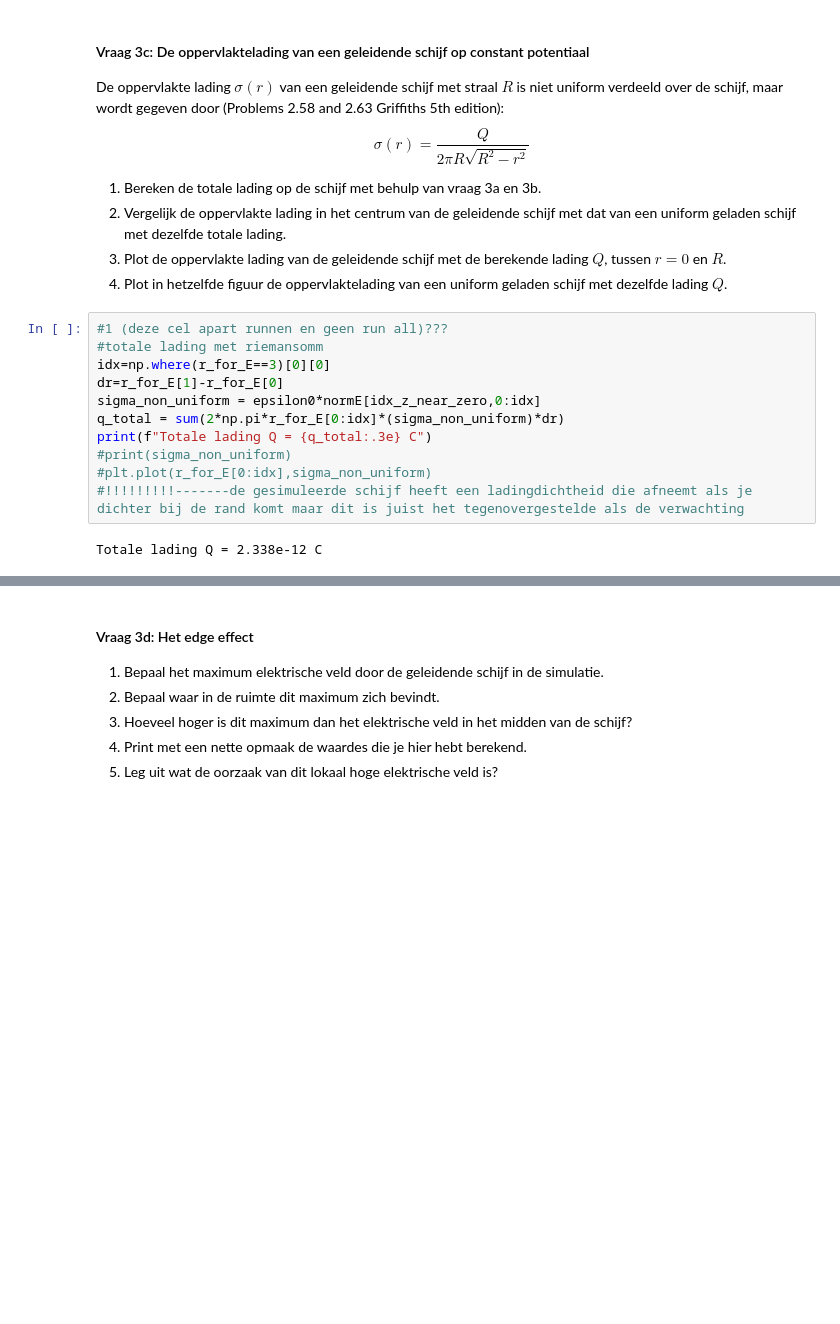
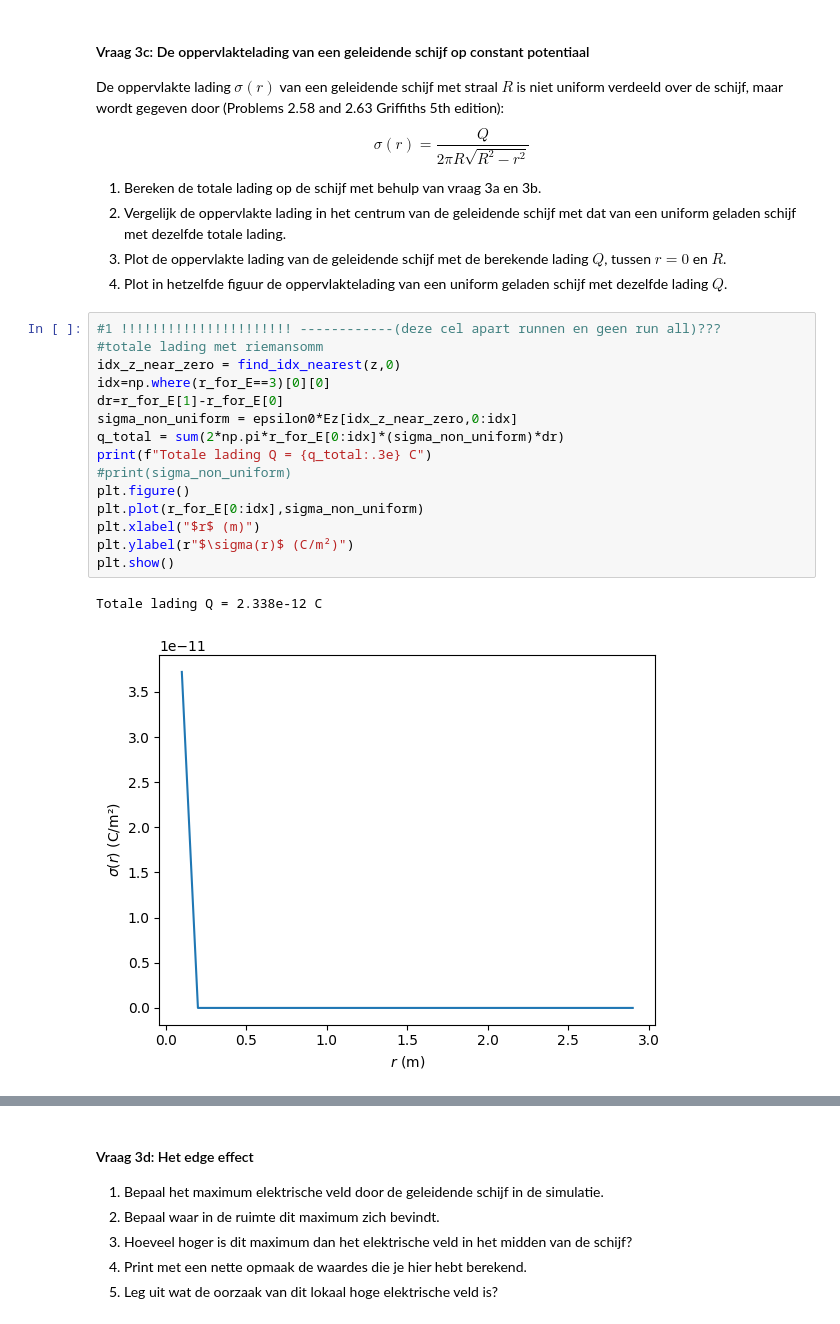
Before and after one commit to IshaSchneiders/opdrachten-DEF-D-Isha_Schneiders, a Jupyter notebook: DigitaleOntwerpopdrachten/1CondensatorOpdracht/CondensatorOntwerpopdracht.ipynb, the cells around one changed output, grey strips where cells are left out. Drawn from its saved outputs; the diff is of its cells as text; blank space fills up the shorter version.

```diff
--- a/DigitaleOntwerpopdrachten/1CondensatorOpdracht/CondensatorOntwerpopdracht.ipynb
+++ b/DigitaleOntwerpopdrachten/1CondensatorOpdracht/CondensatorOntwerpopdracht.ipynb
@@ -606,18 +606,23 @@ $$\sigma(r) = \frac{Q}{2 \pi R \sqrt{R^2 - r^2}}$$
 3. Plot de oppervlakte lading van de geleidende schijf met de berekende lading $Q$, tussen $r = 0$ en $R$.
 4. Plot in hetzelfde figuur de oppervlaktelading van een uniform geladen schijf met dezelfde lading $Q$.
 # %%
-#1 (deze cel apart runnen en geen run all)???
+#1 !!!!!!!!!!!!!!!!!!!!!! ------------(deze cel apart runnen en geen run all)???
 #totale lading met riemansomm
+idx_z_near_zero = find_idx_nearest(z,0)
 idx=np.where(r_for_E==3)[0][0]
 dr=r_for_E[1]-r_for_E[0]
-sigma_non_uniform = epsilon0*normE[idx_z_near_zero,0:idx]
+sigma_non_uniform = epsilon0*Ez[idx_z_near_zero,0:idx]
 q_total = sum(2*np.pi*r_for_E[0:idx]*(sigma_non_uniform)*dr)
 print(f"Totale lading Q = {q_total:.3e} C")
 #print(sigma_non_uniform)
-#plt.plot(r_for_E[0:idx],sigma_non_uniform)
-#!!!!!!!!!-------de gesimuleerde schijf heeft een ladingdichtheid die afneemt als je dichter bij de rand komt maar dit is juist het tegenovergestelde als de verwachting
+plt.figure()
+plt.plot(r_for_E[0:idx],sigma_non_uniform)
+plt.xlabel("$r$ (m)")
+plt.ylabel(r"$\sigma(r)$ (C/m²)")
+plt.show()
 # %% [output]
 Totale lading Q = 2.338e-12 C
+[figure, added]
 # %%
 ###
 ###Jouw code hier###
```
Also changed, not shown: parts of 5 cells of this notebook.
